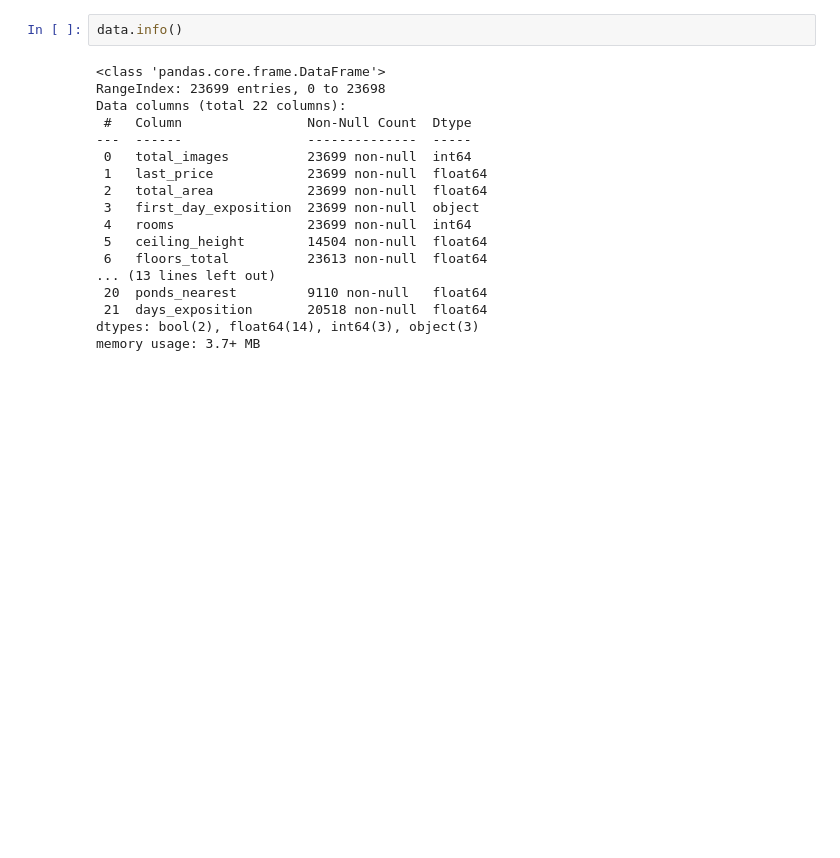
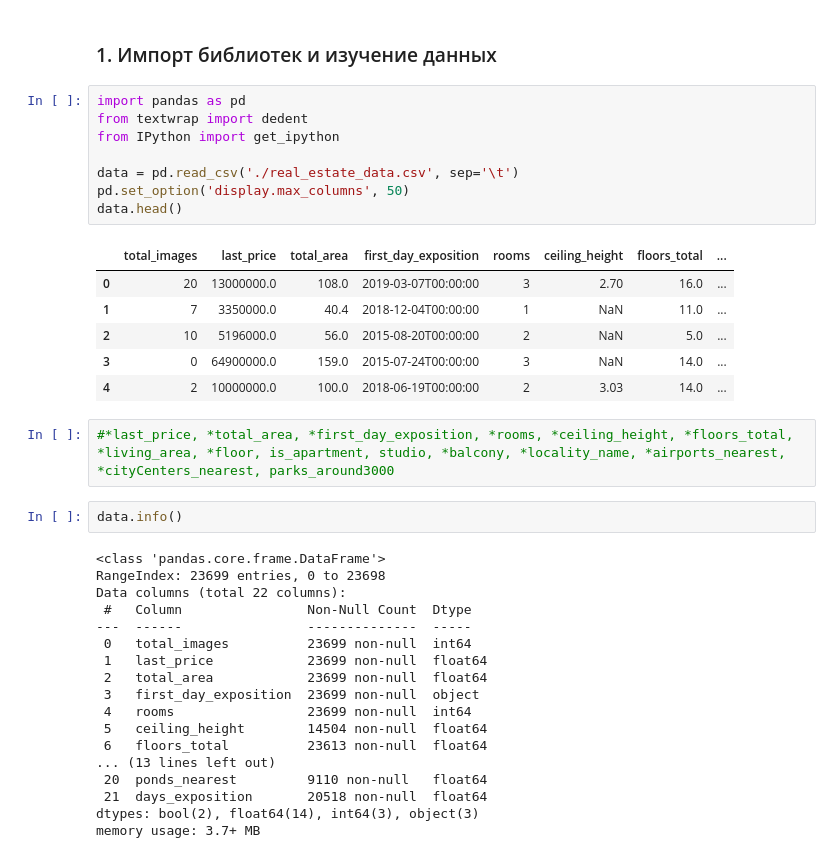
Before and after one commit to ild714/yandex_analitics, a Jupyter notebook: Sprint3/project1.ipynb, the cells around one changed output. Cells and saved outputs as stored; diff of their text form; blank space fills up the shorter version.

```diff
--- a/Sprint3/project1.ipynb
+++ b/Sprint3/project1.ipynb
@@ -25,3 +6,22 @@ print(data.head(5))
+# %% [markdown]
+### 1. Импорт библиотек и изучение данных
+# %%
+import pandas as pd
+from textwrap import dedent
+from IPython import get_ipython
+
+data = pd.read_csv('./real_estate_data.csv', sep='\t')
+pd.set_option('display.max_columns', 50)
+data.head()
+# %% [output]
+|  | total_images | last_price | total_area | first_day_exposition | rooms | ceiling_height | floors_total | ... |
+| 0 | 20 | 13000000.0 | 108.0 | 2019-03-07T00:00:00 | 3 | 2.70 | 16.0 | ... |
+| 1 | 7 | 3350000.0 | 40.4 | 2018-12-04T00:00:00 | 1 | NaN | 11.0 | ... |
+| 2 | 10 | 5196000.0 | 56.0 | 2015-08-20T00:00:00 | 2 | NaN | 5.0 | ... |
+| 3 | 0 | 64900000.0 | 159.0 | 2015-07-24T00:00:00 | 3 | NaN | 14.0 | ... |
+| 4 | 2 | 10000000.0 | 100.0 | 2018-06-19T00:00:00 | 2 | 3.03 | 14.0 | ... |
+# %%
+#*last_price, *total_area, *first_day_exposition, *rooms, *ceiling_height, *floors_total, *living_area, *floor, is_apartment, studio, *balcony, *locality_name, *airports_nearest, *cityCenters_nearest, parks_around3000
 # %%
 data.info()
 # %% [output]
```
Also changed, not shown: parts of 13 cells of this notebook, 3 other files.
